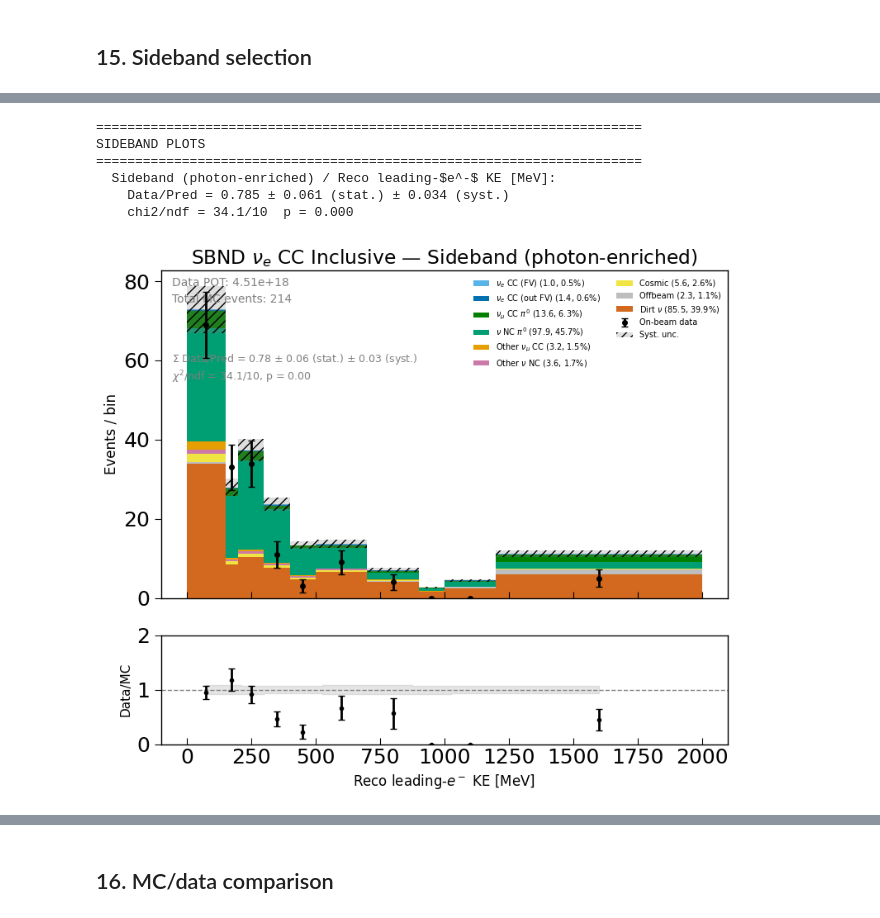
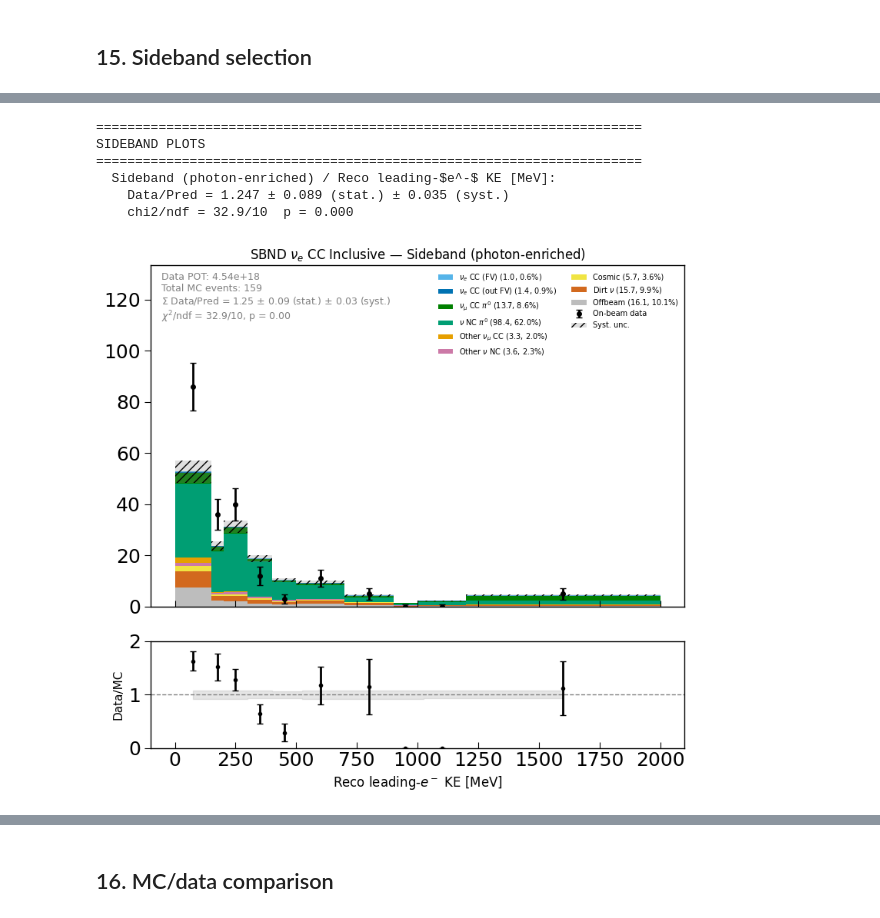
Before and after one commit to castalyfan1012/cafpyana, a Jupyter notebook: analysis_village/nueCC/nue_syst.ipynb, the cells around one changed output, grey strips where cells are left out. Cells and saved outputs as stored; diff of their text form; code cells hidden in the pictures.

```diff
--- a/analysis_village/nueCC/nue_syst.ipynb
+++ b/analysis_village/nueCC/nue_syst.ipynb
@@ -2151,7 +2208,7 @@ Stacked+syst -> plots_syst/
 from nue_xsec_helpers import make_nuecc_binning2d
 _b2d = make_nuecc_binning2d()
 _ke_edges  = np.unique(np.concatenate(_b2d.diff_momentum_bins_2d))
-_ke_edges  = _ke_edges[_ke_edges <= 1000.0]
+_ke_edges  = _ke_edges[_ke_edges <= 2000.0]
 _cos_edges = _b2d.diff_costheta_bins.copy(); _cos_edges[-1] = 1.0
 
 DISP_BINS_XSEC = {'reco_ke': _ke_edges, 'reco_costheta': _cos_edges, 'reco_p': _ke_edges}
@@ -2656,0 +2744,18 @@ Data sideband: KE=168, cos=168
+# %%
+# ── Dirt (lowE) sideband reco ─────────────────────────────────────────────────
+# LOWE_SB_IDX was just built above by build_sideband_idx.
+# Now extract the reco observables and shower variables for it.
+
+LOWE_SB_RECO = _build_reco_dict(lowE_reco_ke, lowE_reco_cos, lowE_reco_p, LOWE_SB_IDX)
+
+LOWE_SB_SHOWER_VARS = {}
+for col_key in [('primary_scores','I1'), ('pid_scores','I1'),
+                ('vertex_distance',''), ('start_dedx',''), ('calo_ke','')]:
+    vals = nh._get_leading_electron_var(lowE_evtdf, col_key, LOWE_SB_IDX, lowE_il)
+    LOWE_SB_SHOWER_VARS[col_key[0]] = vals.dropna().values if not vals.empty else np.array([])
+
+print(f'\nDirt sideband: {len(LOWE_SB_IDX):,} interactions')
+print(f'  KE={len(LOWE_SB_RECO.get("reco_ke",[])):,}  '
+      f'cos={len(LOWE_SB_RECO.get("reco_costheta",[])):,}')
+for vn, arr in LOWE_SB_SHOWER_VARS.items():
+    print(f'  {vn}: {len(arr):,}')
@@ -2660,65 +2773,78 @@ Data sideband: KE=168, cos=168
 # ══════════════════════════════════════════════════════════════════════════════
 print("\n" + "="*70 + "\nSIDEBAND PLOTS\n" + "="*70)
 
+# ── Kinematic variables ──────────────────────────────────────────────────────
 for vn, xl, bins, proxy in KINE_VARS:
     mc_v = sel_topo.loc[MC_SB_IDX, vn].dropna()
     nh.plot_unblinding_var(
-        mc_vals=mc_v, data_vals=DATA_SB_RECO.get(vn, np.array([])),
-        truth_cat=truth_cat_sb, bins=bins, xlabel=xl,
+        mc_vals=mc_v,
+        data_vals=DATA_SB_RECO.get(vn, np.array([])),
+        truth_cat=truth_cat_sb,
+        bins=bins,
+        xlabel=xl,
         stage_name='Sideband (photon-enriched)',
-        pot_scale_data=pot_scale_to_data, data_pot=data_total_pot,
+        pot_scale_data=pot_scale_to_data,
+        data_pot=data_total_pot,
         frac_unc_per_bin=interp_frac_unc(bins, proxy),
-        offbeam_vals=OFFBEAM_RECO.get(vn,np.array([])),
+        # ── FIX: use sideband-filtered offbeam and dirt ──
+        offbeam_vals=OFFBEAM_SB_RECO.get(vn, np.array([])),
         offbeam_weight=offbeam_scale,
-        dirt_vals=LOWE_RECO_TOPO.get(vn,np.array([])),
+        dirt_vals=LOWE_SB_RECO.get(vn, np.array([])),
         dirt_weight=lowE_pot_scale_to_data,
-        savefig_fn=savefig, filename=f'sideband_{vn}', save_subdir='sideband')
+        savefig_fn=savefig,
+        filename=f'sideband_{vn}',
+        save_subdir='sideband')
 
+# ── Shower quality variables ─────────────────────────────────────────────────
 SB_SHOWER = [
-    (('primary_scores','I1'), 'Primary score',       np.linspace(0,1,21)),
-    (('pid_scores','I1'),     'PID score',            np.linspace(0,1,21)),
-    (('vertex_distance',''),  'Conversion gap [cm]',  np.linspace(0,20,21)),
+    (('primary_scores','I1'), 'Primary score',          np.linspace(0,1,21)),
+    (('pid_scores','I1'),     'PID score',               np.linspace(0,1,21)),
+    (('vertex_distance',''),  'Conversion gap [cm]',     np.linspace(0,20,21)),
     (('start_dedx',''),       r'Start $dE/dx$ [MeV/cm]', np.linspace(0,10,21)),
 ]
 
 print("\nSideband shower variables:")
 for col_key, xl, bins in SB_SHOWER:
-    mc_v  = nh._get_leading_electron_var(mc_evtdf_ub, col_key, MC_SB_IDX, mc_il)
-    dat_v = nh._get_leading_electron_var(data_evtdf_patched, col_key, DATA_SB_IDX, data_il_ub)
-    dirt_v = nh._get_leading_electron_var(lowE_evtdf, col_key, lowE_topo_idx, lowE_il)
+    mc_v  = nh._get_leading_electron_var(mc_evtdf_ub,        col_key, MC_SB_IDX,   mc_il)
+    dat_v = nh._get_leading_electron_var(data_evtdf_patched,  col_key, DATA_SB_IDX, data_il_ub)
+    vn = col_key[0]
 
-    vn = col_key[0]
-    nm, nd, nlow = mc_v.notna().sum(), dat_v.notna().sum(), dirt_v.notna().sum()
+    # ── FIX: dirt shower vars from sideband, not topology ──
+    dirt_arr = LOWE_SB_SHOWER_VARS.get(vn, np.array([]))
 
-    print(f"  {vn}: MC={nm:,}  Data={nd:,}  Dirt={nlow:,}")
+    nm = mc_v.notna().sum()
+    nd = dat_v.notna().sum()
+    nlow = len(dirt_arr)
 
+    print(f"  {vn}: MC={nm:,}  Data={nd:,}  Dirt(SB)={nlow:,}")
     if nm == 0:
-        print("    Not found")
+        print("    Not found — skipping")
         continue
 
     nh.plot_unblinding_var(
         mc_vals=mc_v,
-        data_vals=dat_v.dropna().values if nd>0 else np.array([]),
+        data_vals=dat_v.dropna().values if nd > 0 else np.array([]),
         truth_cat=truth_cat_sb,
         bins=bins,
         xlabel=xl,
         stage_name='Sideband',
         pot_scale_data=pot_scale_to_data,
         data_pot=data_total_pot,
         frac_unc_per_bin=interp_frac_unc(bins),
-        offbeam_vals=OFFBEAM_SHOWER_VARS.get(vn,np.array([])),
+        # ── FIX: use sideband-filtered offbeam and dirt ──
+        offbeam_vals=OFFBEAM_SB_SHOWER_VARS.get(vn, np.array([])),
         offbeam_weight=offbeam_scale,
-        dirt_vals=dirt_v.dropna().values if nlow>0 else np.array([]),
+        dirt_vals=dirt_arr,
         dirt_weight=lowE_pot_scale_to_data,
         savefig_fn=savefig,
         filename=f'sideband_{vn}',
         save_subdir='sideband')
 # %% [output]
 ======================================================================
 SIDEBAND PLOTS
 ======================================================================
   Sideband (photon-enriched) / Reco leading-$e^-$ KE [MeV]:
-    Data/Pred = 0.785 ± 0.061 (stat.) ± 0.034 (syst.)
-    chi2/ndf = 34.1/10  p = 0.000
+    Data/Pred = 1.247 ± 0.089 (stat.) ± 0.035 (syst.)
+    chi2/ndf = 32.9/10  p = 0.000
-[figure, old version]
+[figure, new version]
   Sideband (photon-enriched) / Reco leading-$e^-$ $\cos\theta$:
```
Also changed, not shown: parts of 27 cells of this notebook, 2 other files.
